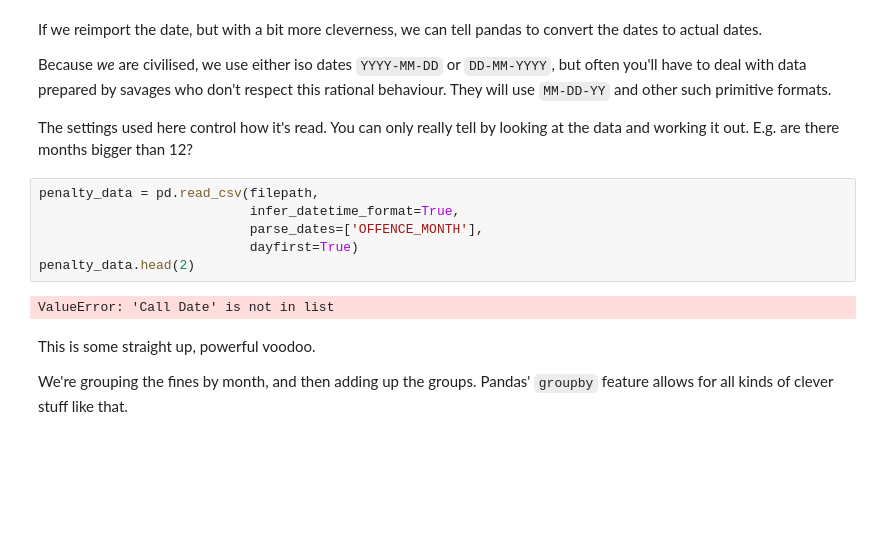
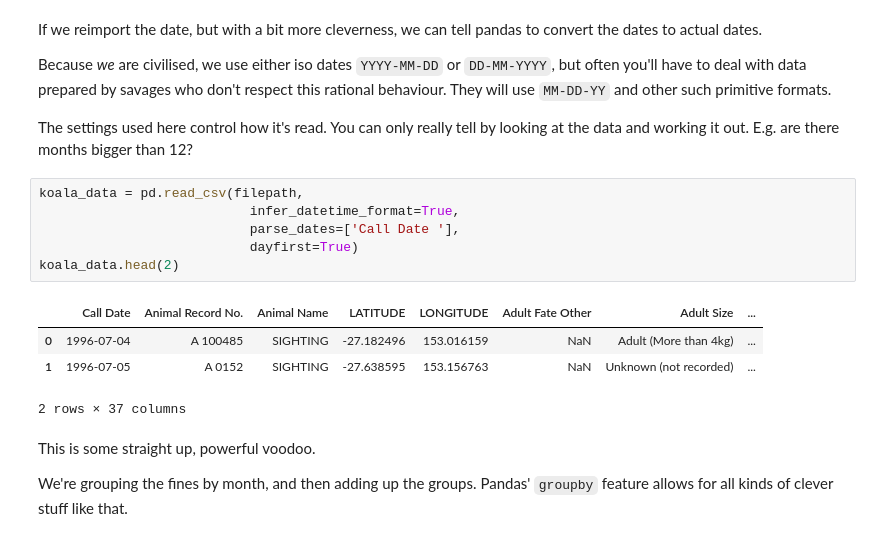
Before and after one commit to joelnorman99/Open-Data-Project, a Jupyter notebook: basic_pandas.ipynb, the cells around one changed output. Saved outputs shown, nothing was run; the diff lists cells and outputs as text; blank space fills up the shorter version.

```diff
--- a/basic_pandas.ipynb
+++ b/basic_pandas.ipynb
@@ -389,13 +461,16 @@ Because _we_ are civilised, we use either iso dates `YYYY-MM-DD` or `DD-MM-YYYY`
 
 The settings used here control how it's read. You can only really tell by looking at the data and working it out. E.g. are there months bigger than 12?
 # %%
-penalty_data = pd.read_csv(filepath,
+koala_data = pd.read_csv(filepath,
                            infer_datetime_format=True,
-                           parse_dates=['OFFENCE_MONTH'],
+                           parse_dates=['Call Date '],
                            dayfirst=True)
-penalty_data.head(2)
+koala_data.head(2)
 # %% [output]
+|  | Call Date | Animal Record No. | Animal Name | LATITUDE | LONGITUDE | Adult Fate Other | Adult Size | ... |
+| 0 | 1996-07-04 | A 100485 | SIGHTING | -27.182496 | 153.016159 | NaN | Adult (More than 4kg) | ... |
+| 1 | 1996-07-05 | A 0152 | SIGHTING | -27.638595 | 153.156763 | NaN | Unknown (not recorded) | ... |
-ValueError: 'Call Date' is not in list
+2 rows × 37 columns
 # %% [markdown]
 This is some straight up, powerful voodoo.
 
```
Also changed, not shown: parts of 6 cells of this notebook.
